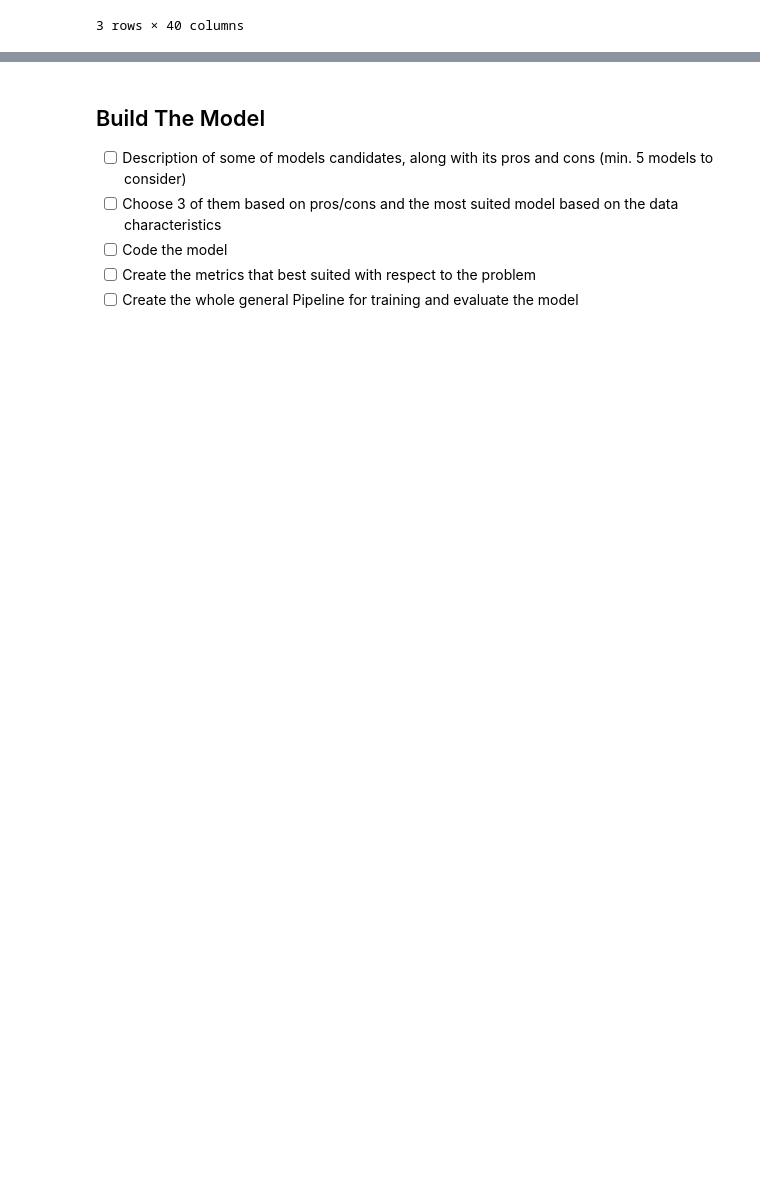
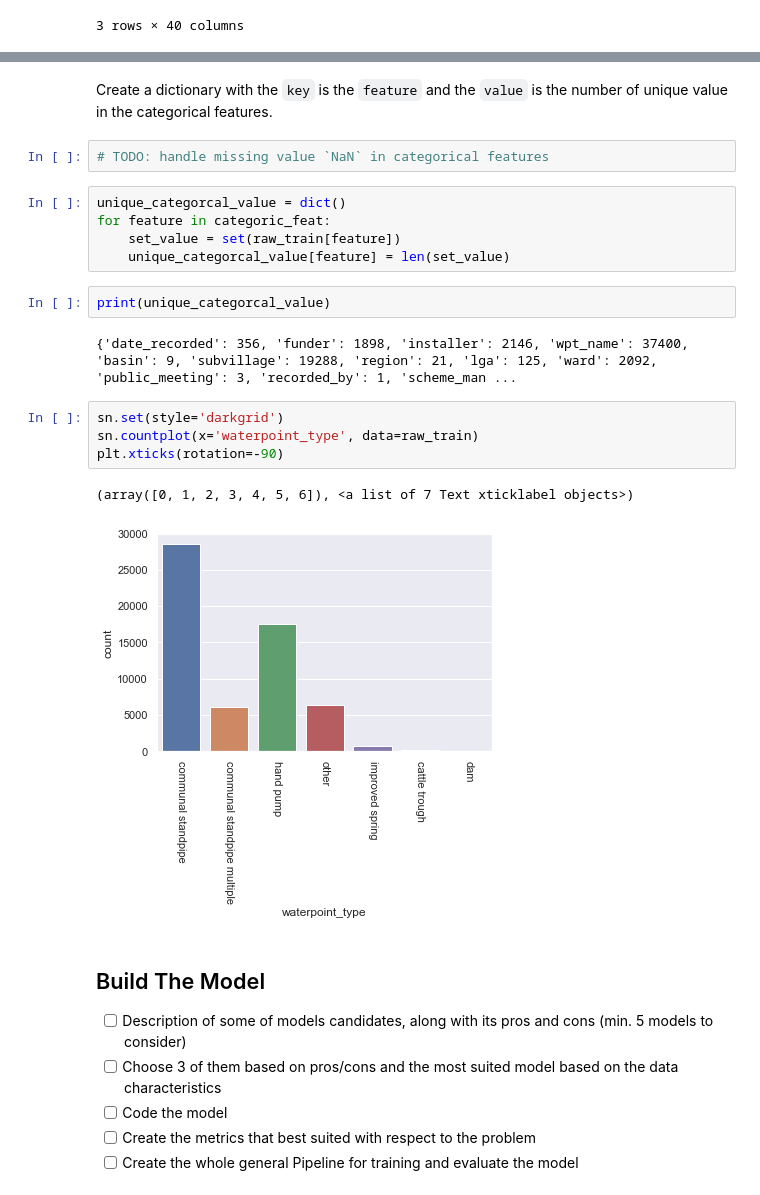
Before and after one commit to syahrulhamdani/100_Days_Of_ML_Code, a Jupyter notebook: drivendata_competition/Predicting_Waterpoint_Condition.ipynb, the cells around one changed output, grey strips where cells are left out. Drawn from its saved outputs; the diff is of its cells as text; blank space fills up the shorter version.

```diff
--- a/drivendata_competition/Predicting_Waterpoint_Condition.ipynb
+++ b/drivendata_competition/Predicting_Waterpoint_Condition.ipynb
@@ -88,3 +162,23 @@ testing set:
+# %% [markdown]
+Create a dictionary with the `key` is the `feature` and the `value` is the number of unique value in the categorical features.
+# %%
+# TODO: handle missing value `NaN` in categorical features
+# %%
+unique_categorcal_value = dict()
+for feature in categoric_feat:
+    set_value = set(raw_train[feature])
+    unique_categorcal_value[feature] = len(set_value)
+# %%
+print(unique_categorcal_value)
+# %% [output]
+{'date_recorded': 356, 'funder': 1898, 'installer': 2146, 'wpt_name': 37400, 'basin': 9, 'subvillage': 19288, 'region': 21, 'lga': 125, 'ward': 2092, 'public_meeting': 3, 'recorded_by': 1, 'scheme_man ...
+# %%
+sn.set(style='darkgrid')
+sn.countplot(x='waterpoint_type', data=raw_train)
+plt.xticks(rotation=-90)
+# %% [output]
+(array([0, 1, 2, 3, 4, 5, 6]), <a list of 7 Text xticklabel objects>)
+[figure, added]
 # %% [markdown]
 ## Build The Model
 
```
Also changed, not shown: parts of 10 cells of this notebook.
